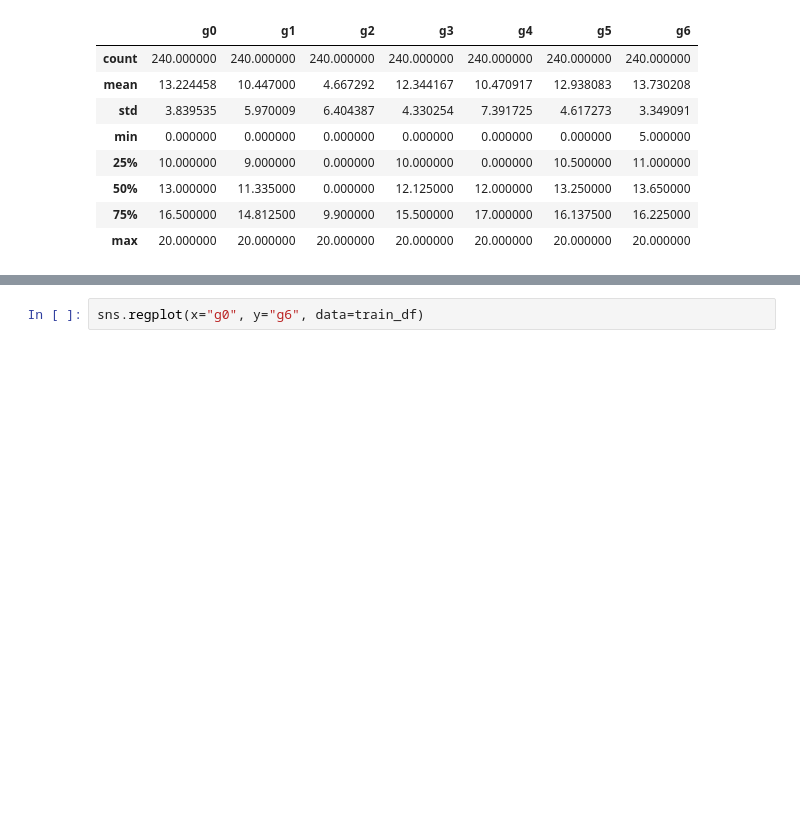
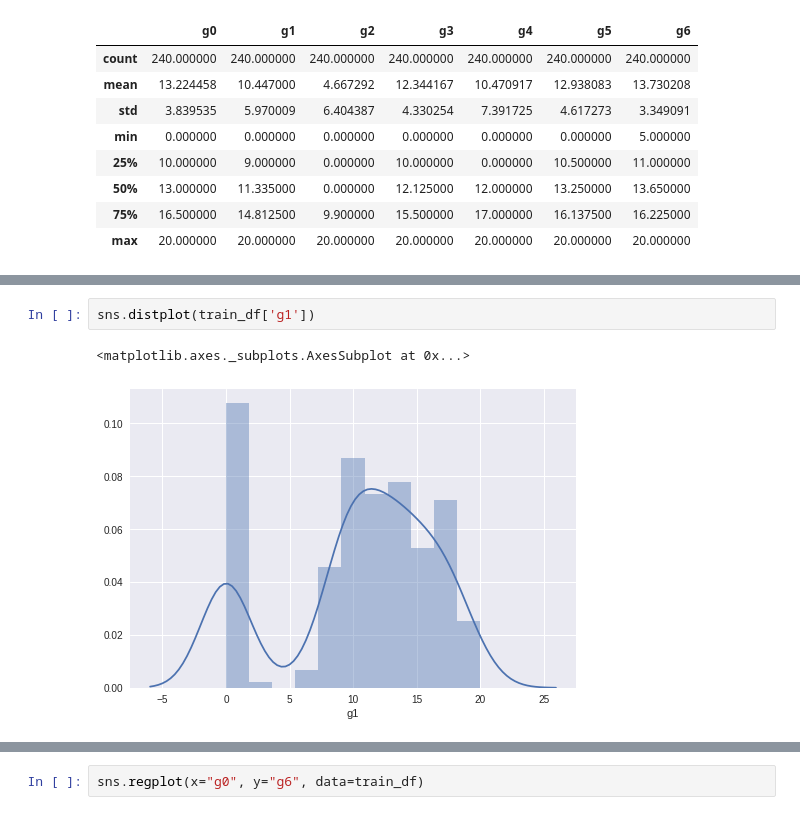
Before and after one commit to siavashkavousi/DM-course, a Jupyter notebook: student.ipynb, the cells around one changed output, grey strips where cells are left out. Drawn from its saved outputs; the diff is of its cells as text; blank space fills up the shorter version.

```diff
--- a/student.ipynb
+++ b/student.ipynb
@@ -43,0 +50,5 @@ train_df.describe()
+# %%
+sns.distplot(train_df['g1'])
+# %% [output]
+<matplotlib.axes._subplots.AxesSubplot at 0x...>
+[figure, added]
```
Also changed, not shown: parts of 14 cells of this notebook, 1 other file.
